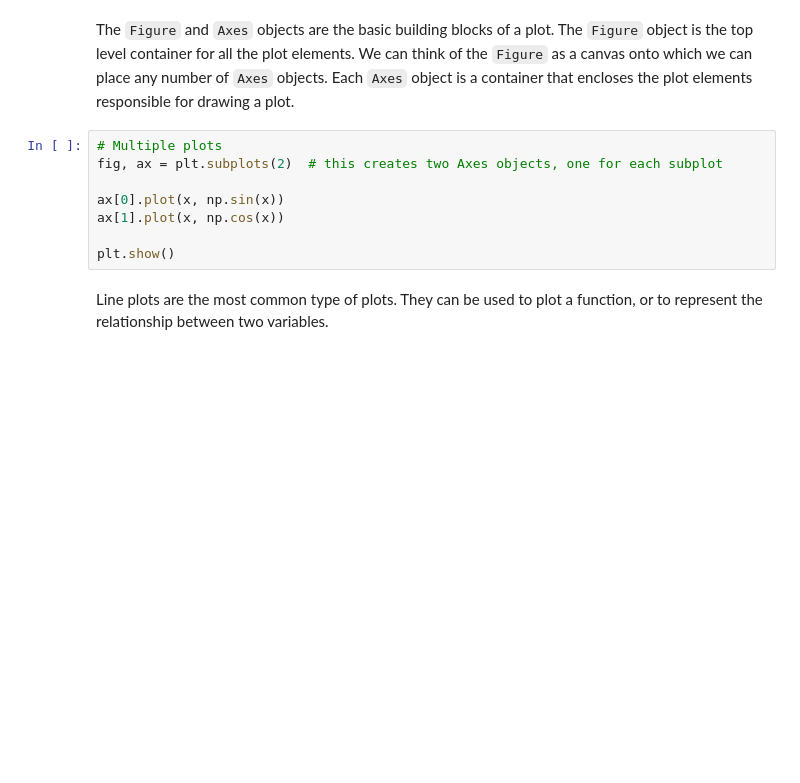
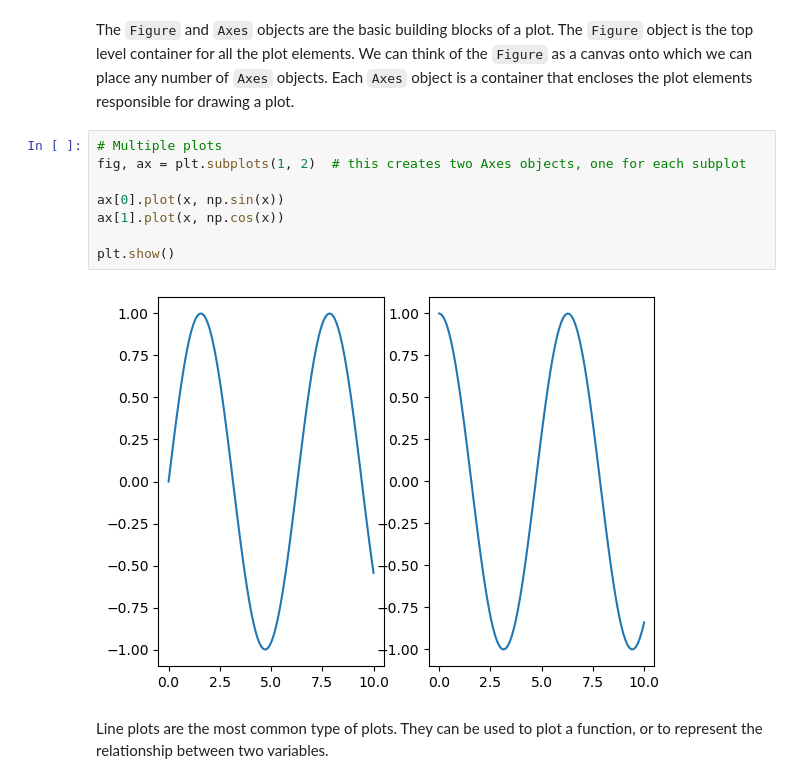
Before and after one commit to glouppe/dats0001-foundations-of-data-science, a Jupyter notebook: nb03a-plots.ipynb, the cells around one changed output. Cells and saved outputs as stored; diff of their text form; blank space fills up the shorter version.

```diff
--- a/nb03a-plots.ipynb
+++ b/nb03a-plots.ipynb
@@ -35,12 +39,14 @@ plt.show()
 The `Figure` and `Axes` objects are the basic building blocks of a plot. The `Figure` object is the top level container for all the plot elements. We can think of the `Figure` as a canvas onto which we can place any number of `Axes` objects. Each `Axes` object is a container that encloses the plot elements responsible for drawing a plot.
 # %%
 # Multiple plots
-fig, ax = plt.subplots(2)  # this creates two Axes objects, one for each subplot
+fig, ax = plt.subplots(1, 2)  # this creates two Axes objects, one for each subplot
 
 ax[0].plot(x, np.sin(x))
 ax[1].plot(x, np.cos(x))
 
 plt.show()
+# %% [output]
+[figure, added]
 # %% [markdown]
 Line plots are the most common type of plots. They can be used to plot a function, or to represent the relationship between two variables.
 # %%
```
Also changed, not shown: parts of 12 cells of this notebook, 2 other files.
